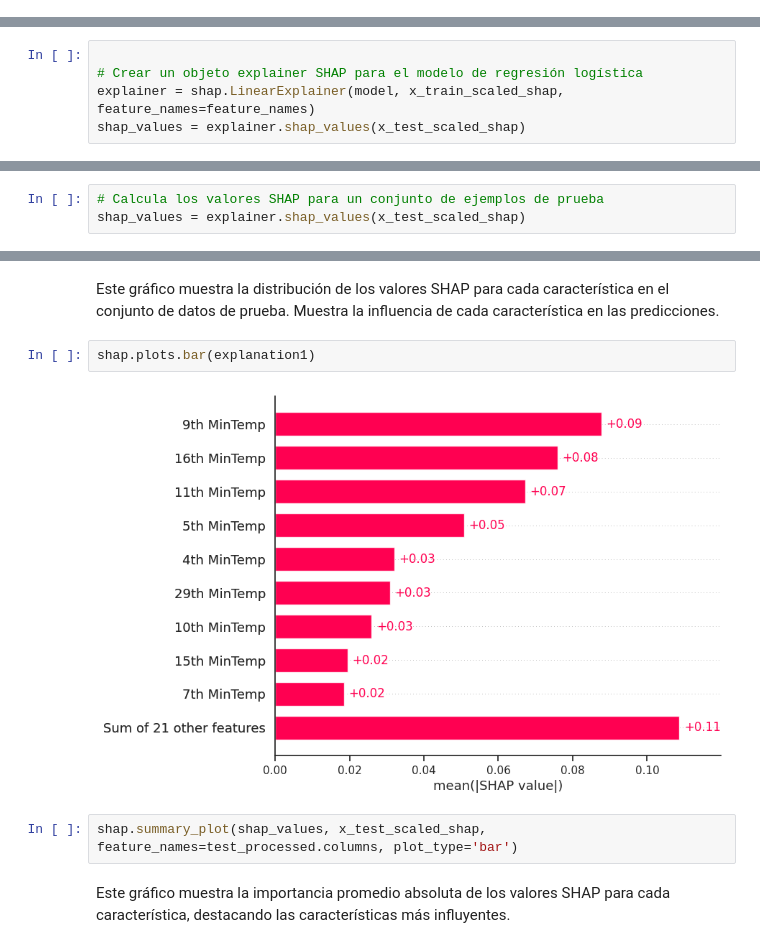
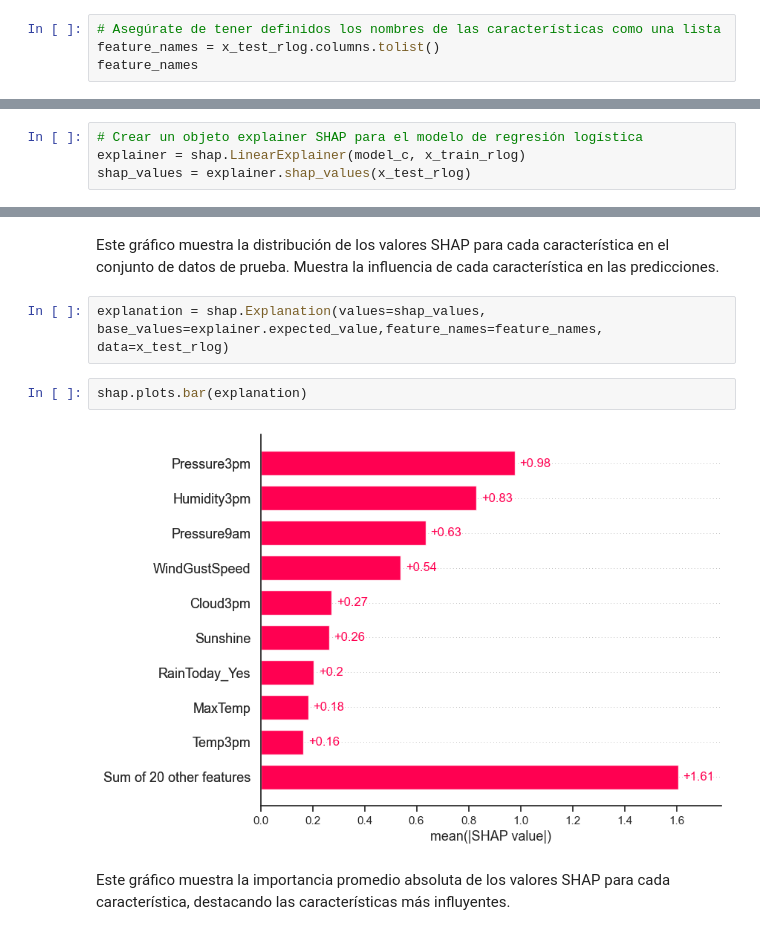
Before and after one commit to C4570/AA1-TUIA-Britos-Moresco, a Jupyter notebook: TP_integrador_AA1.ipynb, the cells around one changed output, grey strips where cells are left out. Saved outputs shown, nothing was run; the diff lists cells and outputs as text.

```diff
--- a/TP_integrador_AA1.ipynb
+++ b/TP_integrador_AA1.ipynb
@@ -3301,0 +3228,4 @@ print(feature_name_array)
+# %%
+# Asegúrate de tener definidos los nombres de las características como una lista
+feature_names = x_test_rlog.columns.tolist()
+feature_names
@@ -3302,5 +3250,4 @@ print(feature_name_array)
 # %%
-
 # Crear un objeto explainer SHAP para el modelo de regresión logística
-explainer = shap.LinearExplainer(model, x_train_scaled_shap, feature_names=feature_names)
-shap_values = explainer.shap_values(x_test_scaled_shap)
+explainer = shap.LinearExplainer(model_c, x_train_rlog)
+shap_values = explainer.shap_values(x_test_rlog)
@@ -3309,6 +3254,3 @@ shap_values = explainer.shap_values(x_test_scaled_shap)
-# %%
-# Calcula los valores SHAP para un conjunto de ejemplos de prueba
-shap_values = explainer.shap_values(x_test_scaled_shap)
 # %%
 shap_values.shape
 # %% [output]
@@ -3358,10 +3310,10 @@ shap.summary_plot(shap_values, x_test_scaled_shap, feature_names=test_processed.
 # %% [markdown]
 Este gráfico muestra la distribución de los valores SHAP para cada característica en el conjunto de datos de prueba. Muestra la influencia de cada característica en las predicciones.
+# %%
+explanation = shap.Explanation(values=shap_values, base_values=explainer.expected_value,feature_names=feature_names, data=x_test_rlog)
 # %%
-shap.plots.bar(explanation1)
+shap.plots.bar(explanation)
 # %% [output]
-[figure, old version]
+[figure, new version]
-# %%
-shap.summary_plot(shap_values, x_test_scaled_shap, feature_names=test_processed.columns, plot_type='bar')
 # %% [markdown]
 Este gráfico muestra la importancia promedio absoluta de los valores SHAP para cada característica, destacando las características más influyentes.
```
Also changed, not shown: parts of 53 cells of this notebook.
